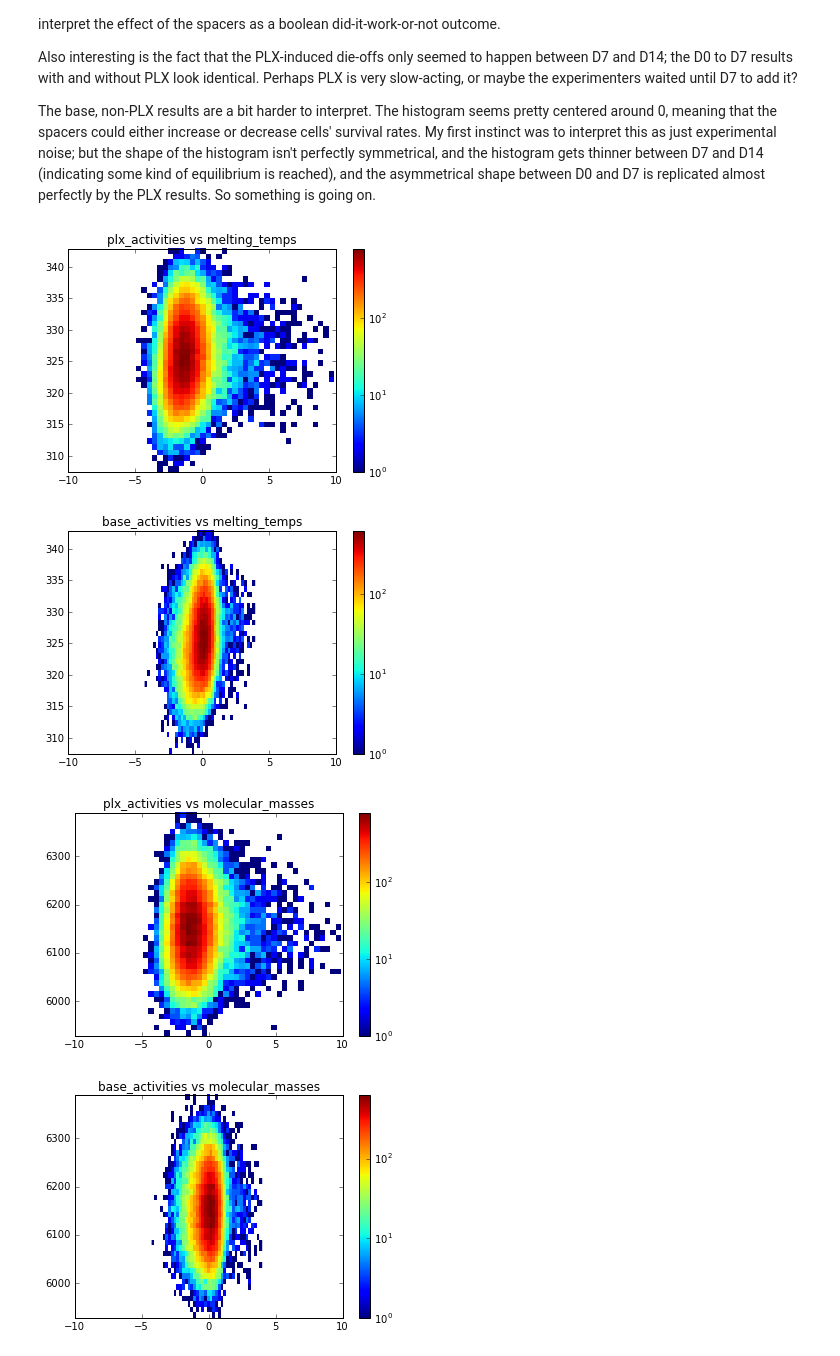
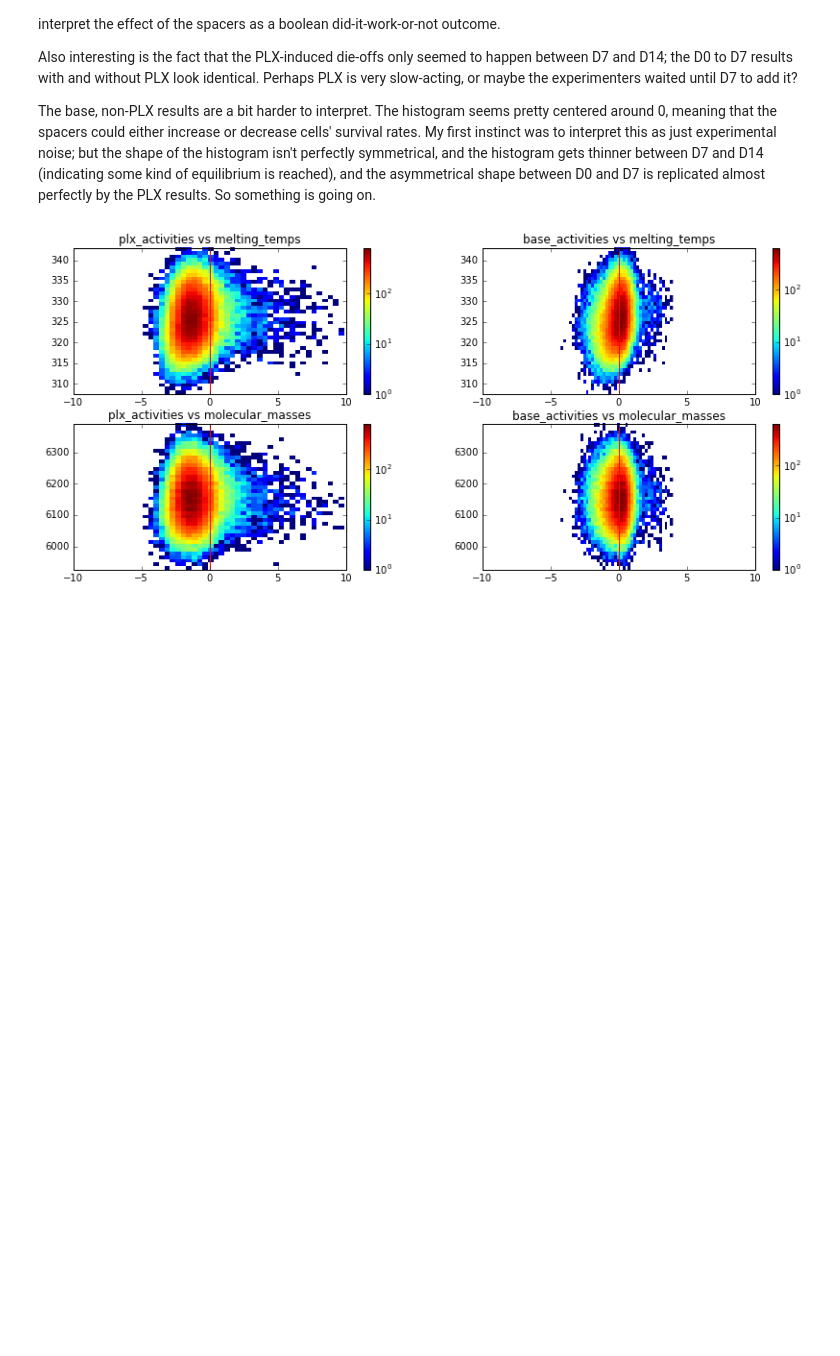
Before and after one commit to asross/guide-cluster, a Jupyter notebook: presentation.ipynb, the cells around one changed output. Saved outputs shown, nothing was run; the diff lists cells and outputs as text; code cells hidden in the pictures; blank space fills up the shorter version.

```diff
--- a/presentation.ipynb
+++ b/presentation.ipynb
@@ -55,17 +62,18 @@ def activity_2dhist(x, y):
     plt.hist2d(eval(x), eval(y), bins=40, norm=LogNorm())
     plt.title('{} vs {}'.format(x, y))
     plt.xlim(-10,10)
-    #plt.axvline(color='red')
+    plt.axvline(color='red')
     plt.colorbar()
-    plt.show()
 # %%
-#plt.subplots(ncols=2, figsize=(15, 4))
+plt.figure(figsize=(14,6))
+plt.subplot(2,2,1)
 activity_2dhist('plx_activities', 'melting_temps')
+plt.subplot(2,2,2)
 activity_2dhist('base_activities', 'melting_temps')
+plt.subplot(2,2,3)
 activity_2dhist('plx_activities', 'molecular_masses')
+plt.subplot(2,2,4)
 activity_2dhist('base_activities', 'molecular_masses')
+plt.show()
 # %% [output]
-[figure, old version]
+[figure, new version]
-[figure, removed]
-[figure, removed]
-[figure, removed]
```
Also changed, not shown: parts of 2 cells of this notebook, 5 other files.
